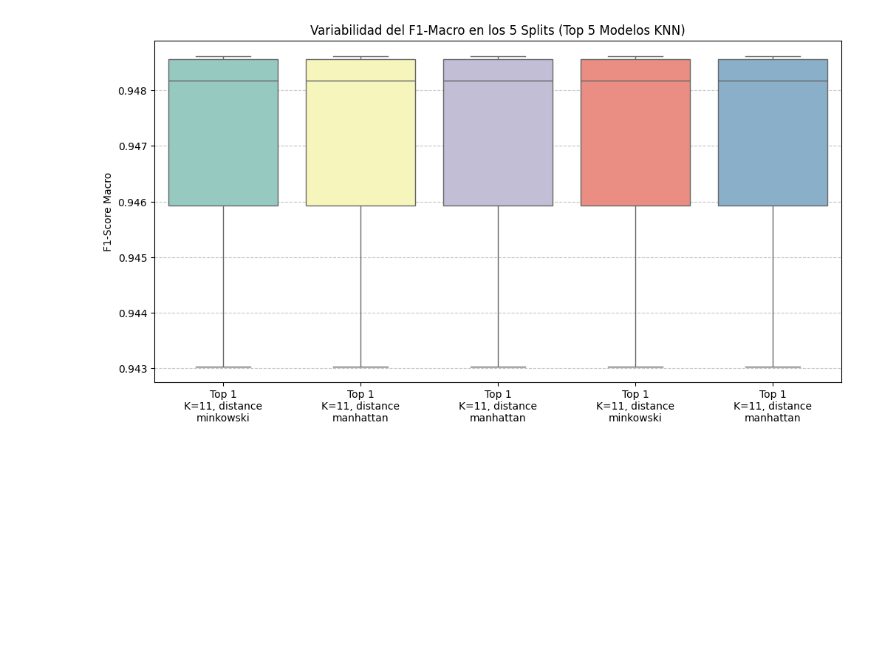
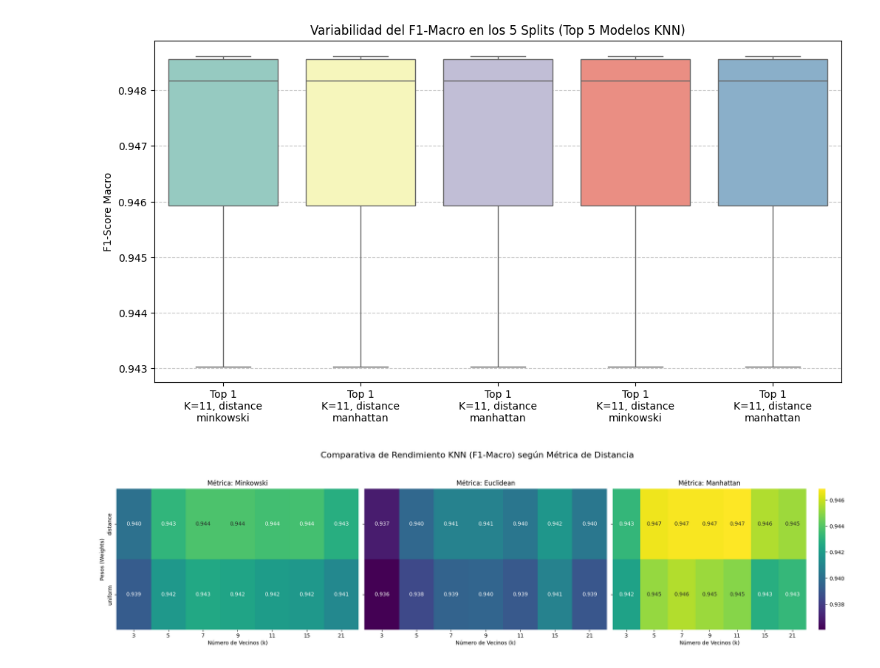
Before and after one commit to HadrianC-hub/Machine-Learning-Project, a Jupyter notebook: src/probl2_knn.ipynb, the cells around one changed output. Saved outputs shown, nothing was run; the diff lists cells and outputs as text; code cells hidden in the pictures; blank space fills up the shorter version.

```diff
--- a/src/probl2_knn.ipynb
+++ b/src/probl2_knn.ipynb
@@ -130,3 +130,34 @@ plt.grid(axis='y', linestyle='--', alpha=0.7)
 plt.show()
 # %% [output]
 [figure]
+# %%
+metrics = ['minkowski', 'euclidean', 'manhattan']
+
+fig, axes = plt.subplots(1, 3, figsize=(20, 5), sharey=True)
+
+v_min = results_df['mean_test_score'].min()
+v_max = results_df['mean_test_score'].max()
+
+for i, metric in enumerate(metrics):
+    subset = results_df[results_df['metric'] == metric]
+
+    pivot = subset.pivot_table(index='weights',
+                               columns='n_neighbors',
+                               values='mean_test_score')
+
+    sns.heatmap(pivot, annot=True, cmap='viridis', fmt=".3f",
+                ax=axes[i], vmin=v_min, vmax=v_max,
+                cbar=(i == 2))
+
+    axes[i].set_title(f'Métrica: {metric.capitalize()}')
+    axes[i].set_xlabel('Número de Vecinos (k)')
+    if i == 0:
+        axes[i].set_ylabel('Pesos (Weights)')
+    else:
+        axes[i].set_ylabel('')
+
+plt.suptitle('Comparativa de Rendimiento KNN (F1-Macro) según Métrica de Distancia', fontsize=16, y=1.05)
+plt.tight_layout()
+plt.show()
+# %% [output]
+[figure, added]
```
Also changed, not shown: parts of 4 cells of this notebook.
